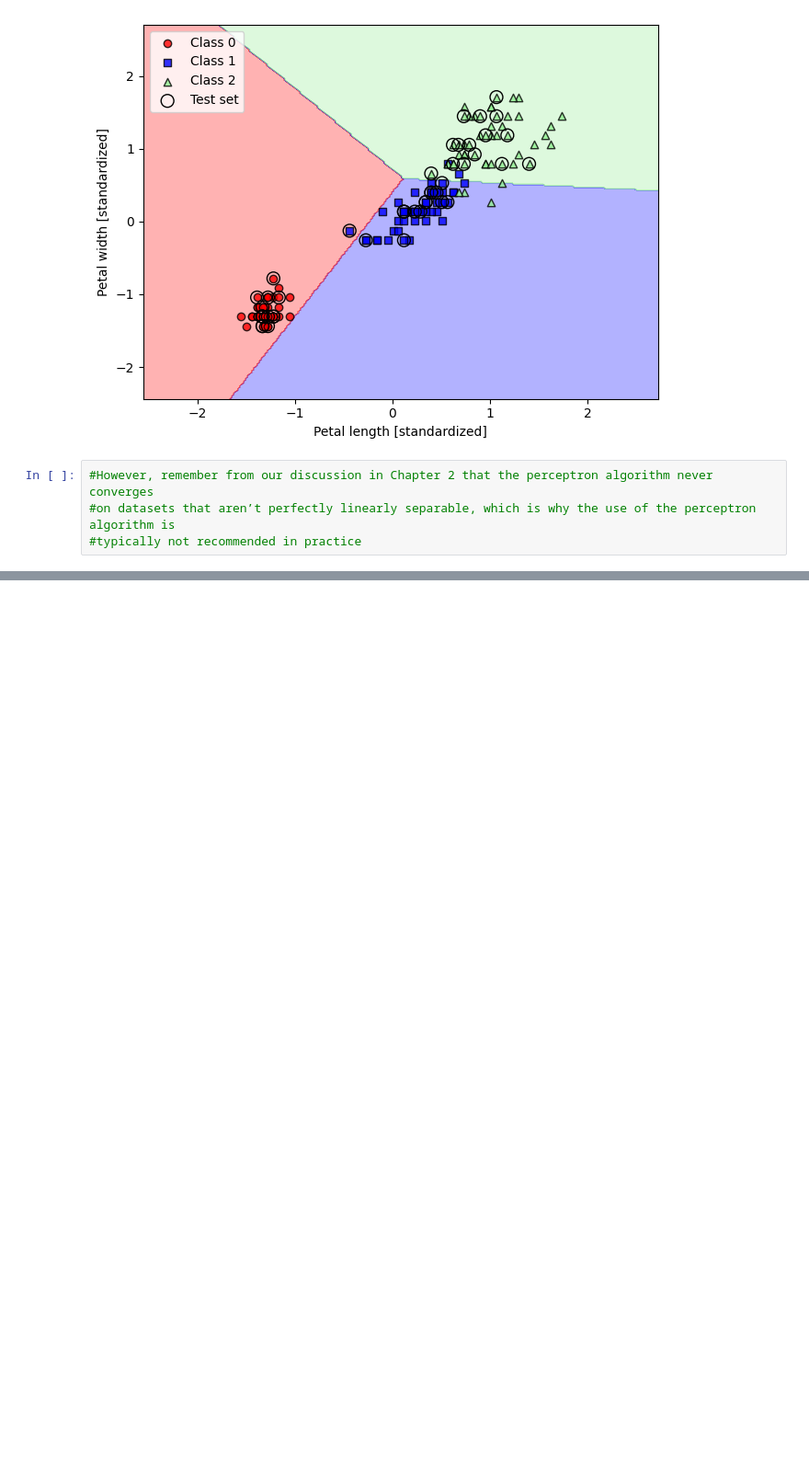
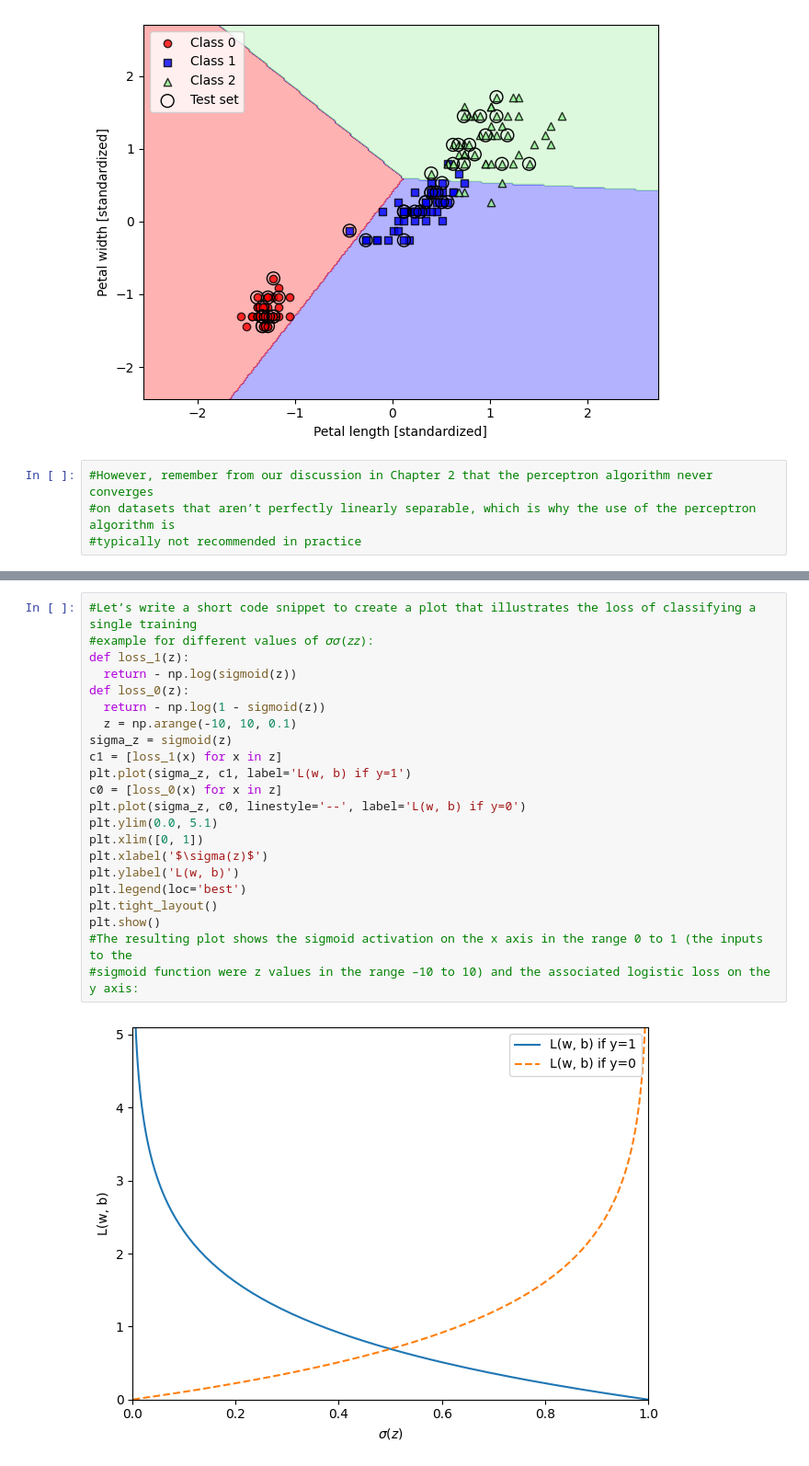
Before and after one commit to LuchoValr/machine_sebastian, a Jupyter notebook: Cap3.ipynb, the cells around one changed output, grey strips where cells are left out. Shown: that part at 92% size. Cells and saved outputs as stored; diff of their text form; blank space fills up the shorter version.

```diff
--- a/Cap3.ipynb
+++ b/Cap3.ipynb
@@ -138,0 +161,24 @@ plt.show()
+# %%
+#Let’s write a short code snippet to create a plot that illustrates the loss of classifying a single training
+#example for different values of 𝜎𝜎(𝑧𝑧):
+def loss_1(z):
+  return - np.log(sigmoid(z))
+def loss_0(z):
+  return - np.log(1 - sigmoid(z))
+  z = np.arange(-10, 10, 0.1)
+sigma_z = sigmoid(z)
+c1 = [loss_1(x) for x in z]
+plt.plot(sigma_z, c1, label='L(w, b) if y=1')
+c0 = [loss_0(x) for x in z]
+plt.plot(sigma_z, c0, linestyle='--', label='L(w, b) if y=0')
+plt.ylim(0.0, 5.1)
+plt.xlim([0, 1])
+plt.xlabel('$\sigma(z)$')
+plt.ylabel('L(w, b)')
+plt.legend(loc='best')
+plt.tight_layout()
+plt.show()
+#The resulting plot shows the sigmoid activation on the x axis in the range 0 to 1 (the inputs to the
+#sigmoid function were z values in the range –10 to 10) and the associated logistic loss on the y axis:
+# %% [output]
+[figure, added]
```
Also changed, not shown: parts of 14 cells of this notebook.
